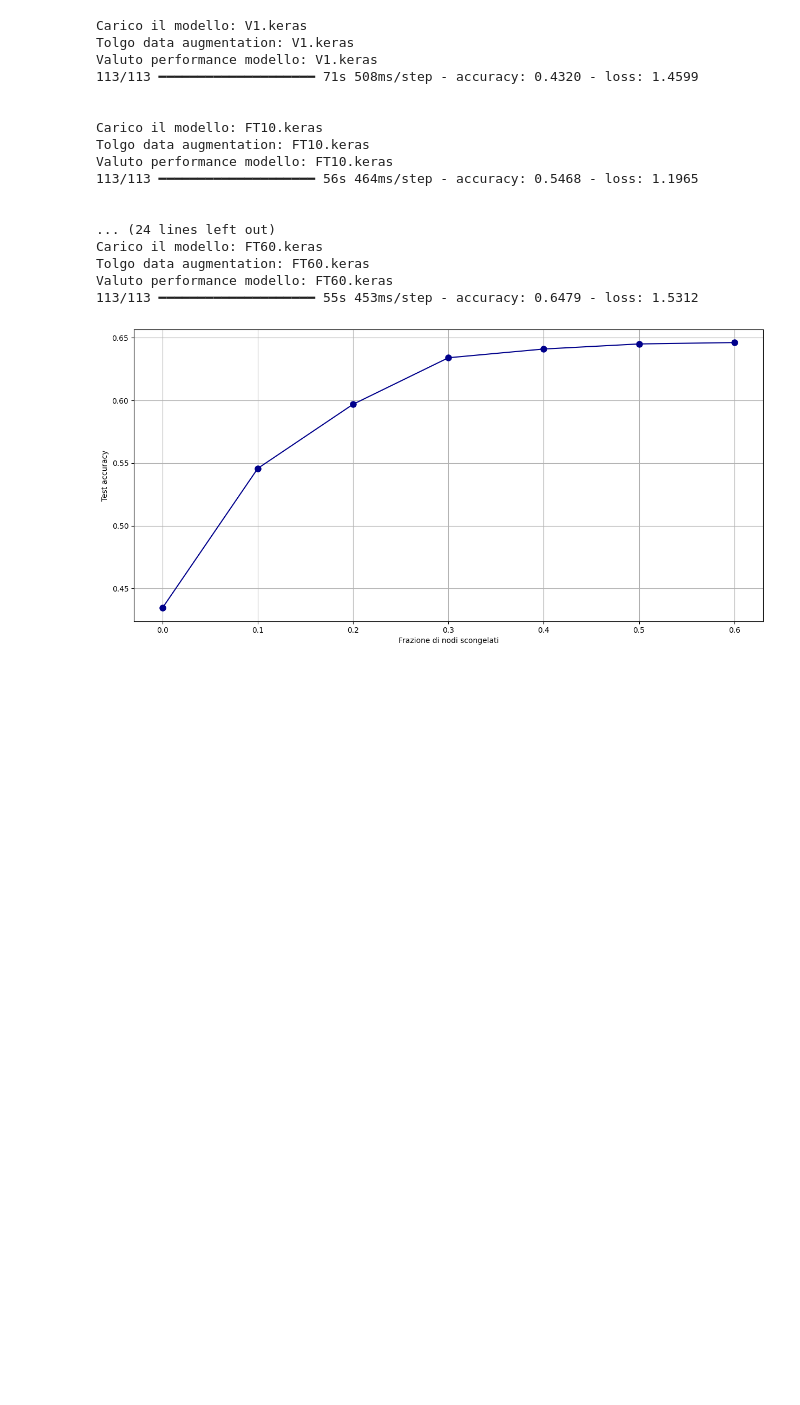
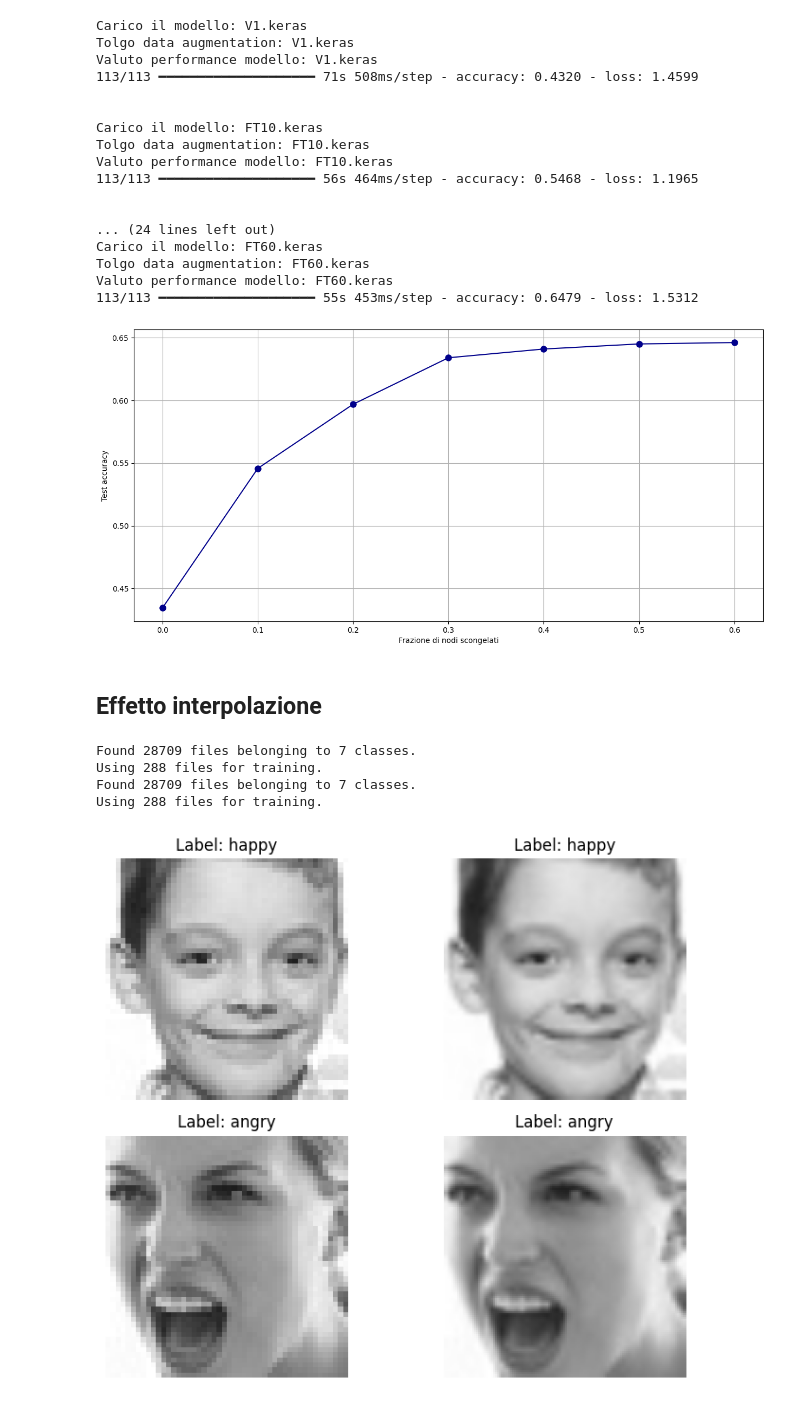
Before and after one commit to Negrini085/DeepLearning, a Jupyter notebook: Progetto/TransferL/trans.ipynb, the cells around one changed output. Cells and saved outputs as stored; diff of their text form; code cells hidden in the pictures; blank space fills up the shorter version.

```diff
--- a/Progetto/TransferL/trans.ipynb
+++ b/Progetto/TransferL/trans.ipynb
@@ -131,3 +131,56 @@ plt.grid(True)
 plt.show()
 # %% [output]
 [figure]
+# %% [markdown]
+## Effetto interpolazione
+# %%
+tr1 = tf.keras.utils.image_dataset_from_directory(
+    "../Dataset/train",
+    shuffle = True,
+    validation_split = 0.99,
+    subset = "training",
+    seed = 123,
+    image_size = (48, 48),
+    batch_size = 64,
+    color_mode = "rgb",
+    label_mode = "int"
+)
+
+tr2 = tf.keras.utils.image_dataset_from_directory(
+    "../Dataset/train",
+    shuffle = True,
+    validation_split = 0.99,
+    subset = "training",
+    seed = 123,
+    image_size = (128, 128),
+    batch_size = 64,
+    color_mode = "rgb",
+    label_mode = "int"
+)
+
+img1, lab1 = next(iter(tr1))
+img2, lab2 = next(iter(tr2))
+# %% [output]
+Found 28709 files belonging to 7 classes.
+Using 288 files for training.
+Found 28709 files belonging to 7 classes.
+Using 288 files for training.
+# %%
+plt.figure(figsize=(8, 6))
+cls = ['angry', 'disgust', 'fear', 'happy', 'neutral', 'sad', 'surprise']
+
+for i in range(2):
+    plt.subplot(2, 2, 2*i+1)
+    plt.imshow(img1[5*i+5].numpy().astype("uint8"))
+    plt.title(f"Label: " + cls[lab1[5*i+5].numpy()])
+    plt.axis("off")
+
+    plt.subplot(2, 2, 2*(i+1))
+    plt.imshow(img2[5*i+5].numpy().astype("uint8"))
+    plt.title(f"Label: " + cls[lab2[5*i+5].numpy()])
+    plt.axis("off")
+
+plt.tight_layout()
+plt.show()
+# %% [output]
+[figure, added]
```
Also changed, not shown: 1 other file.
